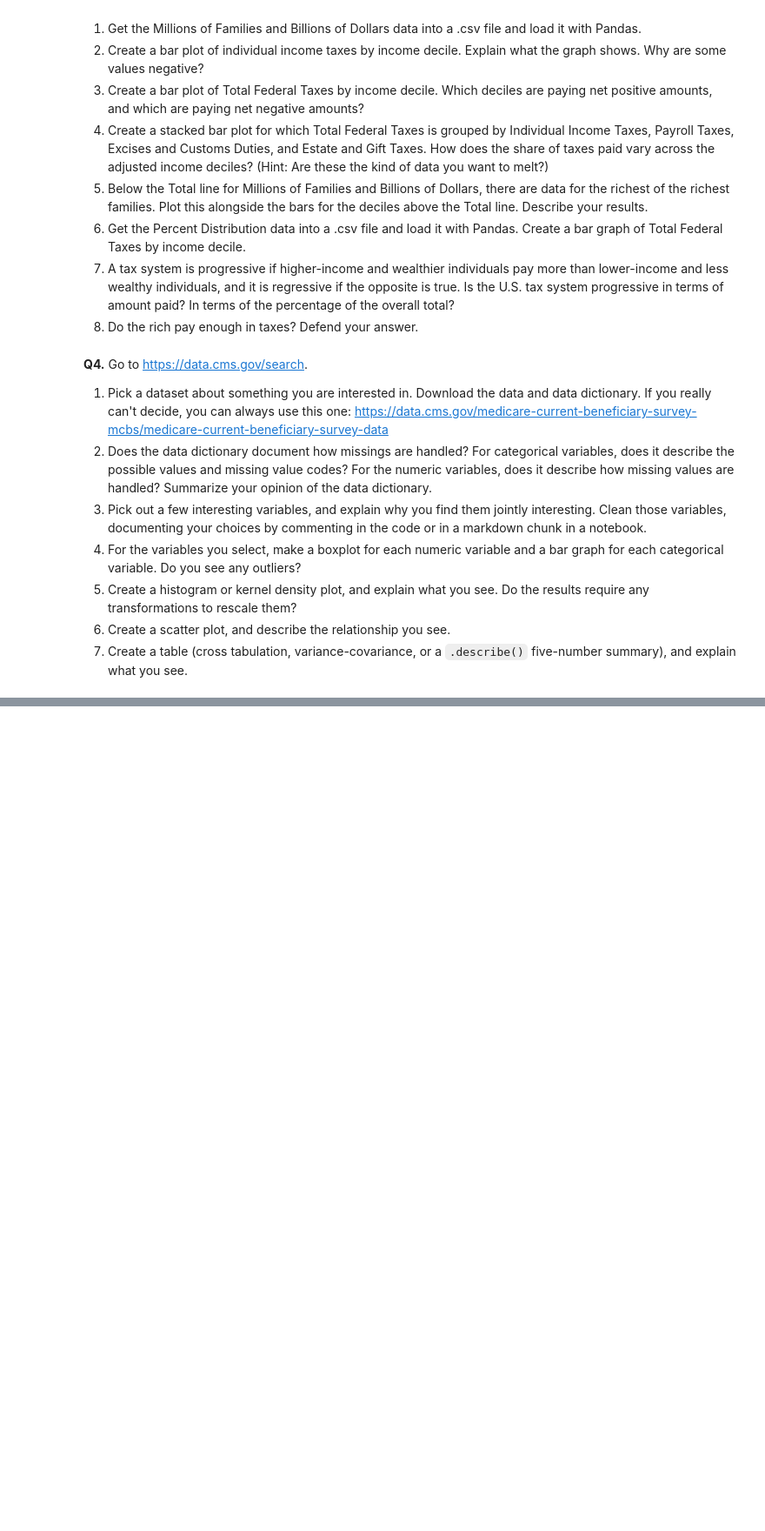
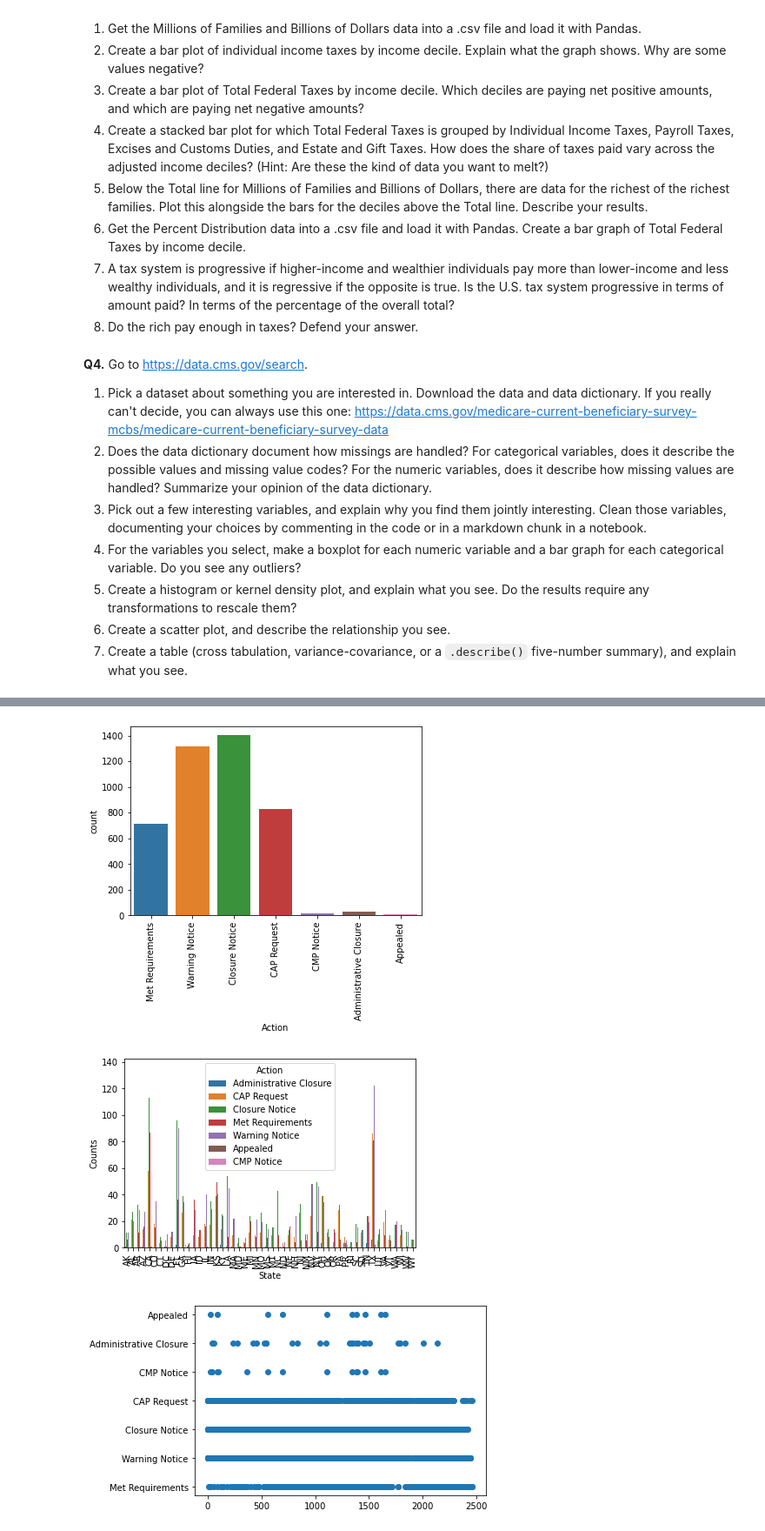
Before and after one commit to chc3fa/visualization, a Jupyter notebook: assignment/assignment.ipynb, the cells around one changed output, grey strips where cells are left out. Shown: that part at 87% size. Drawn from its saved outputs; the diff is of its cells as text; code cells hidden in the pictures; blank space fills up the shorter version.

```diff
--- a/assignment/assignment.ipynb
+++ b/assignment/assignment.ipynb
@@ -182,0 +180,42 @@ For some context, the Federal government ultimately spent about $4.4 trillion in
+# %%
+#4.
+import pandas as pd
+import seaborn as sns
+import matplotlib.pyplot as plt
+df = pd.read_csv('./data/hospDATA.csv')
+df.describe()
+sns.countplot(data=df, x='Action')
+plt.xticks(rotation=90)
+plt.show()
+#This boxplot for the Action variable shows that the outliers are CMP Notice, Administrative Closure, and Appealed.
+
+#5.
+#there are no real numerical variables to create a kernel or histogram with Action, but I used the number of times each Action in each state to make a graph.
+
+
+
+actionState = df.groupby(['State', 'Action']).size().reset_index(name='Counts')
+
+sns.barplot(data=actionState, x='State', y='Counts', hue='Action')
+plt.xticks(rotation=90)
+plt.show()
+#The results don't require any transformation to rescale them, but could benefit from having bars be more spread out and larger for viewing, but it is a lot of different variables in one graph so that
+# may always be a problem.
+#I am not able to see a clear relationship due to the sheer number of values on the chart, but now I know in the future it is important to look at the dataset and see if it is possible to create
+# interesting graphs that give insights into the relationships between variables before choosing a dataset.
+
+#6.
+#can't make scatterplot directly with Action and another variable because wouldn't make sense as the other numerical variables are only like address or caseID (which is unique case number)
+#here is how I would though if caseID made sense:
+plt.scatter(df['Case_ID'], df['Action'])
+plt.show()
+
+
+#7. Making a cross tab makes the most sense as, it can show how often each Action (categorical variable) appeared in another variable like State for example
+pd.crosstab(df['State'], df['Action'])
+#It is difficult to clearly see a trend due to the large number of states, but it seems that very rarely did any states get Administrative closure or appealed as the result.
+#Also, I noticed that total number of appearences of Action variables with certain states shows that it isn't correlated with state population necessarily.
+# %% [output]
+[figure, added]
+[figure, added]
+[figure, added]
```
Also changed, not shown: parts of 2 cells of this notebook.
